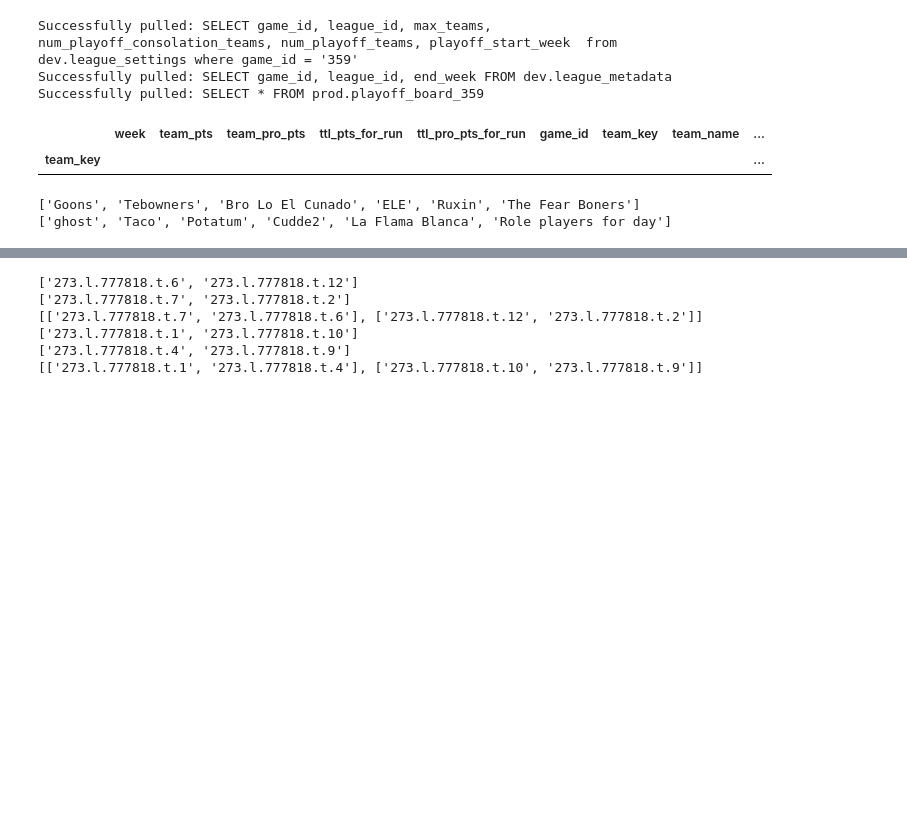
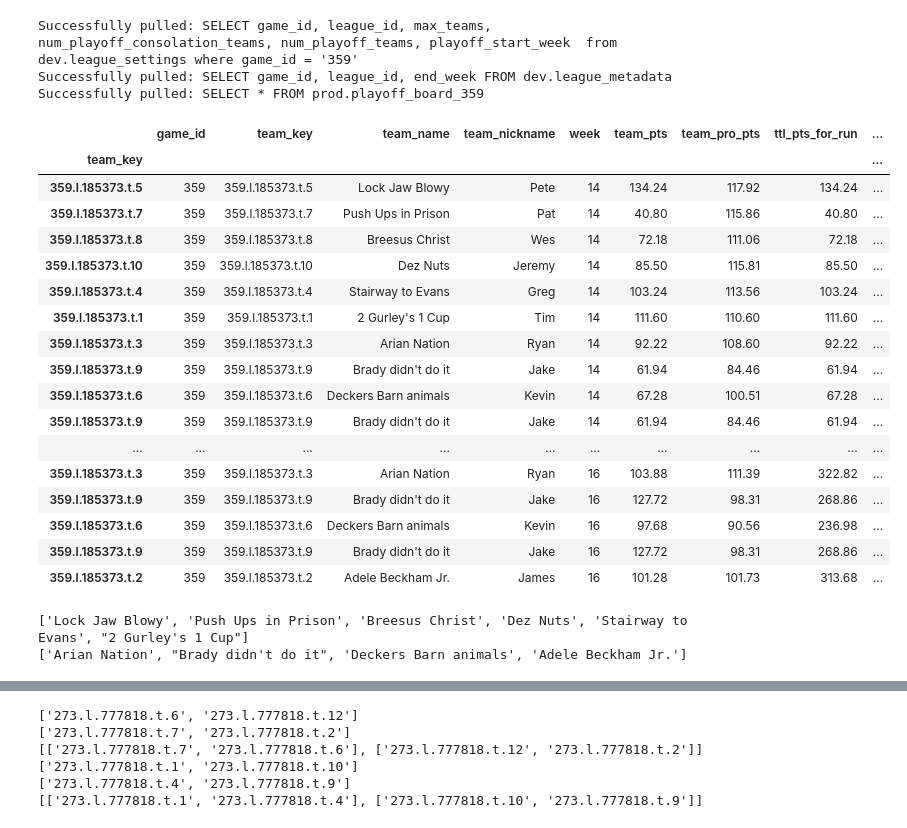
Before and after one commit to cuddebtj/Yahoo_Data, a Jupyter notebook: scripts/playoffs.ipynb, the cells around one changed output, grey strips where cells are left out. Saved outputs shown, nothing was run; the diff lists cells and outputs as text; code cells hidden in the pictures; blank space fills up the shorter version.

```diff
--- a/scripts/playoffs.ipynb
+++ b/scripts/playoffs.ipynb
@@ -22,50 +22,79 @@ GAME_ID = 359  # 6 Team 2016
 # GAME_ID = 273  # 8 team 2012
 # %%
 league_settings_query = f"SELECT game_id, league_id, max_teams, num_playoff_consolation_teams, num_playoff_teams, playoff_start_week  from dev.league_settings where game_id = '{GAME_ID}'"
-league_settings = DatabaseCursor(PATH, options=OPTION_DEV).copy_data_from_postgres(
-    league_settings_query
-).drop_duplicates()
+league_settings = (
+    DatabaseCursor(PATH, options=OPTION_DEV)
+    .copy_data_from_postgres(league_settings_query)
+    .drop_duplicates()
+)
 
 meta_query = "SELECT game_id, league_id, end_week FROM dev.league_metadata"
 meta = DatabaseCursor(PATH).copy_data_from_postgres(meta_query).drop_duplicates()
 
-league_settings = league_settings.merge(meta, how='inner', left_on=['game_id', 'league_id'], right_on=['game_id', 'league_id'])
+league_settings = league_settings.merge(
+    meta,
+    how="inner",
+    left_on=["game_id", "league_id"],
+    right_on=["game_id", "league_id"],
+)
 
 num_playoff_teams = league_settings["num_playoff_teams"].values[0]
 num_toliet_teams = league_settings["num_playoff_consolation_teams"].values[0]
 playoff_start_week = league_settings["playoff_start_week"].values[0]
 playoff_end_week = league_settings["end_week"].values[0]
-playoff_weeks = range(playoff_start_week, playoff_end_week+1)
+playoff_weeks = range(playoff_start_week, playoff_end_week + 1)
 
-matchup_board_query = f"SELECT * FROM prod.playoff_board_{str(GAME_ID)}"
-matchup_board = DatabaseCursor(PATH, options=OPTION_PROD).copy_data_from_postgres(
-    matchup_board_query
-).drop_duplicates()
+matchup_board_query = f"SELECT * FROM prod.playoff_board_359"
+matchup_board = (
+    DatabaseCursor(PATH, options=OPTION_PROD)
+    .copy_data_from_postgres(matchup_board_query)
+    .drop_duplicates()
+)
 
 playoff_teams = list(
-    matchup_board["team_name"][matchup_board["reg_season_rank"] <= num_playoff_teams].unique()
+    matchup_board["team_name"][
+        matchup_board["reg_season_rank"] <= num_playoff_teams
+    ].unique()
 )
 if num_toliet_teams != 0:
     toilet_teams = list(
-        matchup_board["team_name"][matchup_board["reg_season_rank"] > num_playoff_teams].unique()
+        matchup_board["team_name"][
+            matchup_board["reg_season_rank"] > num_playoff_teams
+        ].unique()
     )
 else:
     toilet_teams = False
 
-matchup_board.set_index(matchup_board['team_key'], drop=True, inplace=True)
+matchup_board.set_index(matchup_board["team_key"], drop=True, inplace=True)
 matchup_board
 # %% [output]
 Successfully pulled: SELECT game_id, league_id, max_teams, num_playoff_consolation_teams, num_playoff_teams, playoff_start_week  from dev.league_settings where game_id = '359'
 Successfully pulled: SELECT game_id, league_id, end_week FROM dev.league_metadata
 Successfully pulled: SELECT * FROM prod.playoff_board_359
-|  | week | team_pts | team_pro_pts | ttl_pts_for_run | ttl_pro_pts_for_run | game_id | team_key | team_name | ... |
+|  | game_id | team_key | team_name | team_nickname | week | team_pts | team_pro_pts | ttl_pts_for_run | ... |
 | team_key |  |  |  |  |  |  |  |  | ... |
+| 359.l.185373.t.5 | 359 | 359.l.185373.t.5 | Lock Jaw Blowy | Pete | 14 | 134.24 | 117.92 | 134.24 | ... |
+| 359.l.185373.t.7 | 359 | 359.l.185373.t.7 | Push Ups in Prison | Pat | 14 | 40.80 | 115.86 | 40.80 | ... |
+| 359.l.185373.t.8 | 359 | 359.l.185373.t.8 | Breesus Christ | Wes | 14 | 72.18 | 111.06 | 72.18 | ... |
+| 359.l.185373.t.10 | 359 | 359.l.185373.t.10 | Dez Nuts | Jeremy | 14 | 85.50 | 115.81 | 85.50 | ... |
+| 359.l.185373.t.4 | 359 | 359.l.185373.t.4 | Stairway to Evans | Greg | 14 | 103.24 | 113.56 | 103.24 | ... |
+| 359.l.185373.t.1 | 359 | 359.l.185373.t.1 | 2 Gurley's 1 Cup | Tim | 14 | 111.60 | 110.60 | 111.60 | ... |
+| 359.l.185373.t.3 | 359 | 359.l.185373.t.3 | Arian Nation | Ryan | 14 | 92.22 | 108.60 | 92.22 | ... |
+| 359.l.185373.t.9 | 359 | 359.l.185373.t.9 | Brady didn't do it | Jake | 14 | 61.94 | 84.46 | 61.94 | ... |
+| 359.l.185373.t.6 | 359 | 359.l.185373.t.6 | Deckers Barn animals | Kevin | 14 | 67.28 | 100.51 | 67.28 | ... |
+| 359.l.185373.t.9 | 359 | 359.l.185373.t.9 | Brady didn't do it | Jake | 14 | 61.94 | 84.46 | 61.94 | ... |
+| ... | ... | ... | ... | ... | ... | ... | ... | ... | ... |
+| 359.l.185373.t.3 | 359 | 359.l.185373.t.3 | Arian Nation | Ryan | 16 | 103.88 | 111.39 | 322.82 | ... |
+| 359.l.185373.t.9 | 359 | 359.l.185373.t.9 | Brady didn't do it | Jake | 16 | 127.72 | 98.31 | 268.86 | ... |
+| 359.l.185373.t.6 | 359 | 359.l.185373.t.6 | Deckers Barn animals | Kevin | 16 | 97.68 | 90.56 | 236.98 | ... |
+| 359.l.185373.t.9 | 359 | 359.l.185373.t.9 | Brady didn't do it | Jake | 16 | 127.72 | 98.31 | 268.86 | ... |
+| 359.l.185373.t.2 | 359 | 359.l.185373.t.2 | Adele Beckham Jr. | James | 16 | 101.28 | 101.73 | 313.68 | ... |
 # %%
 print(playoff_teams)
 print(toilet_teams)
 # %% [output]
-['Goons', 'Tebowners', 'Bro Lo El Cunado', 'ELE', 'Ruxin', 'The Fear Boners']
-['ghost', 'Taco', 'Potatum', 'Cudde2', 'La Flama Blanca', 'Role players for day']
+['Lock Jaw Blowy', 'Push Ups in Prison', 'Breesus Christ', 'Dez Nuts', 'Stairway to Evans', "2 Gurley's 1 Cup"]
+['Arian Nation', "Brady didn't do it", 'Deckers Barn animals', 'Adele Beckham Jr.']
 # %%
 playoff_bracket = Tournament(playoff_teams)
 if toilet_teams:
```
Also changed, not shown: parts of 4 cells of this notebook, 5 other files.
